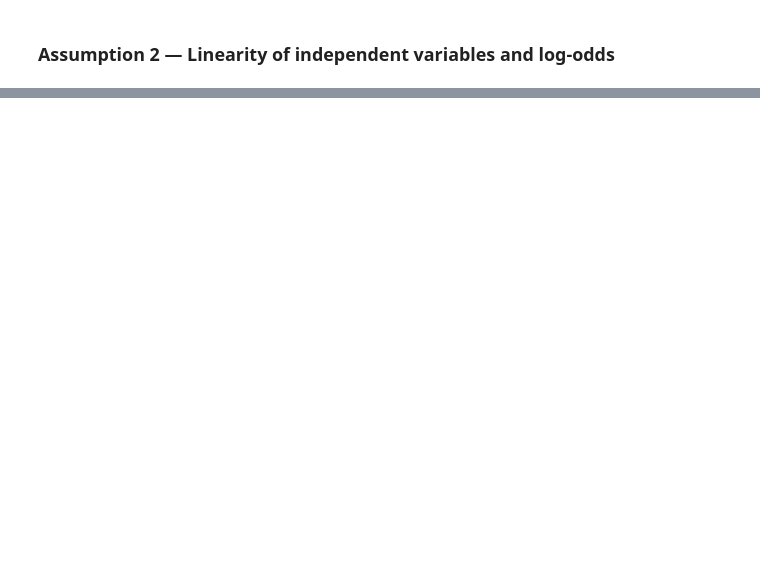
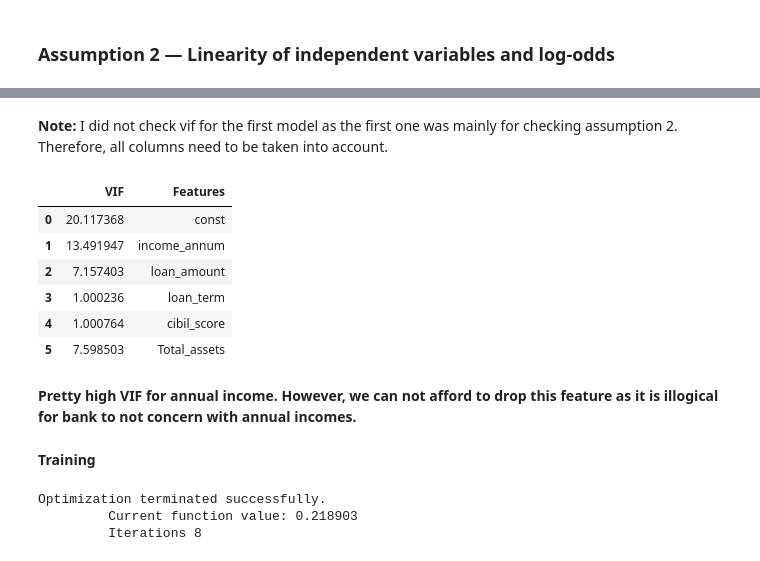
Before and after one commit to conga00/loan_approval, a Jupyter notebook: Notebooks/2.0 Question and Modelling.ipynb, the cells around one changed output, grey strips where cells are left out. Saved outputs shown, nothing was run; the diff lists cells and outputs as text; code cells hidden in the pictures; blank space fills up the shorter version.

```diff
--- a/Notebooks/2.0 Question and Modelling.ipynb
+++ b/Notebooks/2.0 Question and Modelling.ipynb
@@ -114 +213,14 @@ logit(p) = log(p/1-p)
+# %%
+selected_features = ['income_annum', 'loan_amount', 'loan_term', 'cibil_score','Total_assets']
+
+x_train_copy = x_train.copy()
+x_test_copy = x_test.copy()
+
+x_train_copy['Total_assets'] = x_train_copy['residential_assets_value'] + x_train_copy['commercial_assets_value'] + x_train_copy['luxury_assets_value'] + x_train_copy['bank_asset_value']
+x_test_copy['Total_assets'] = x_test_copy['residential_assets_value'] + x_test_copy['commercial_assets_value'] + x_test_copy['luxury_assets_value'] + x_test_copy['bank_asset_value']
+
+x_train_selected = x_train_copy[selected_features]
+x_test_selected = x_test_copy[selected_features]
+
+X_train_selected = sm.add_constant(x_train_selected)
 # %% [markdown]
@@ -115,0 +238,29 @@ logit(p) = log(p/1-p)
+# %% [markdown]
+**Note:** I did not check vif for the first model as the first one was mainly for checking assumption 2. Therefore, all columns need to be taken into account.
+# %%
+from statsmodels.stats.outliers_influence import variance_inflation_factor
+
+variables = pd.concat([X_train_selected, sm.add_constant(x_test_selected)], ignore_index=True)
+vif = pd.DataFrame()
+
+vif["VIF"] = [variance_inflation_factor(variables.values, i) for i in range(variables.shape[1])]
+vif["Features"] = variables.columns
+vif
+# %% [output]
+|  | VIF | Features |
+| 0 | 20.117368 | const |
+| 1 | 13.491947 | income_annum |
+| 2 | 7.157403 | loan_amount |
+| 3 | 1.000236 | loan_term |
+| 4 | 1.000764 | cibil_score |
+| 5 | 7.598503 | Total_assets |
+# %% [markdown]
+**Pretty high VIF for annual income. However, we can not afford to drop this feature as it is illogical for bank to not concern with annual incomes.**
+# %% [markdown]
+**Training**
+# %%
+model = sm.Logit(y_train, X_train_selected).fit()
+# %% [output]
+Optimization terminated successfully.
+         Current function value: 0.218903
+         Iterations 8
```
Also changed, not shown: parts of 38 cells of this notebook.
